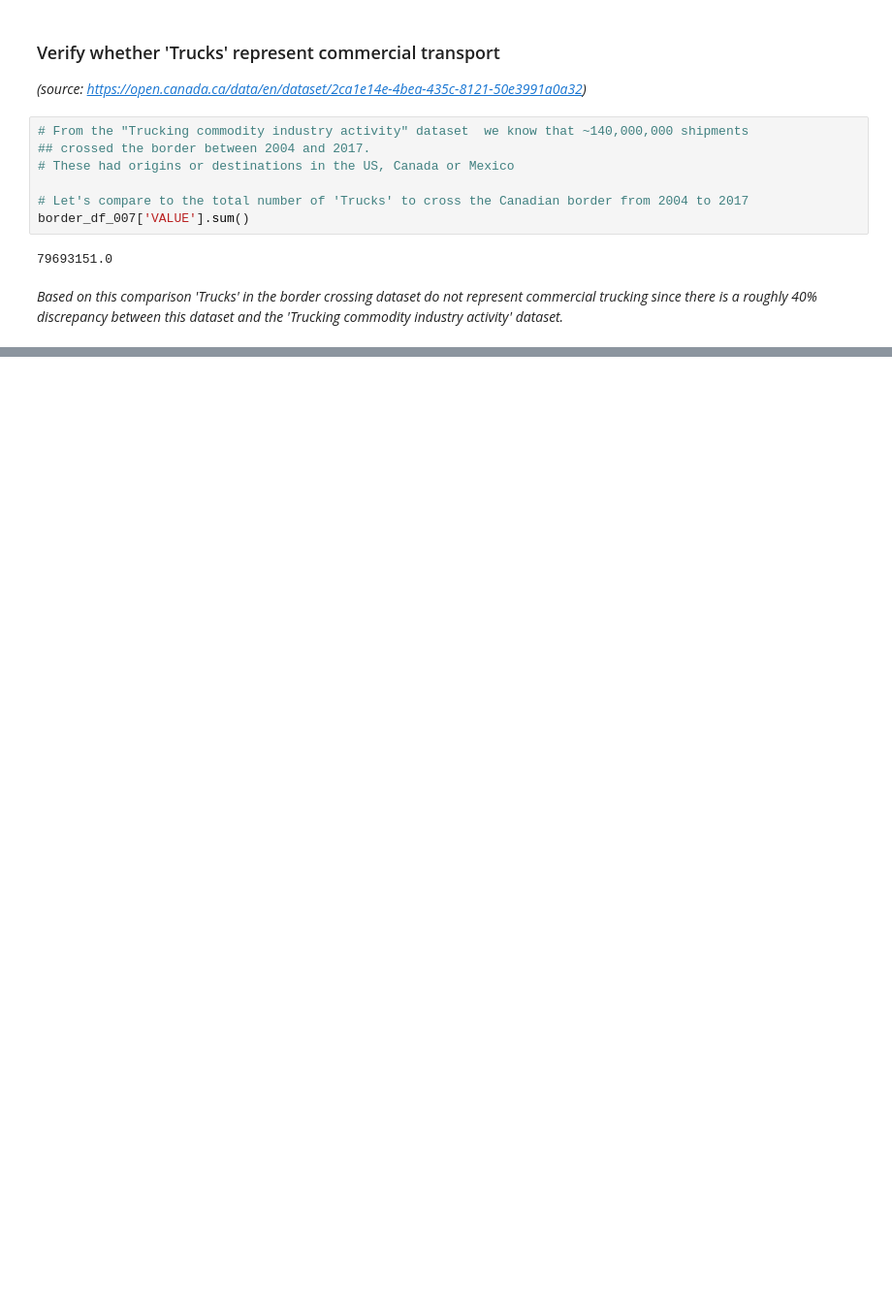
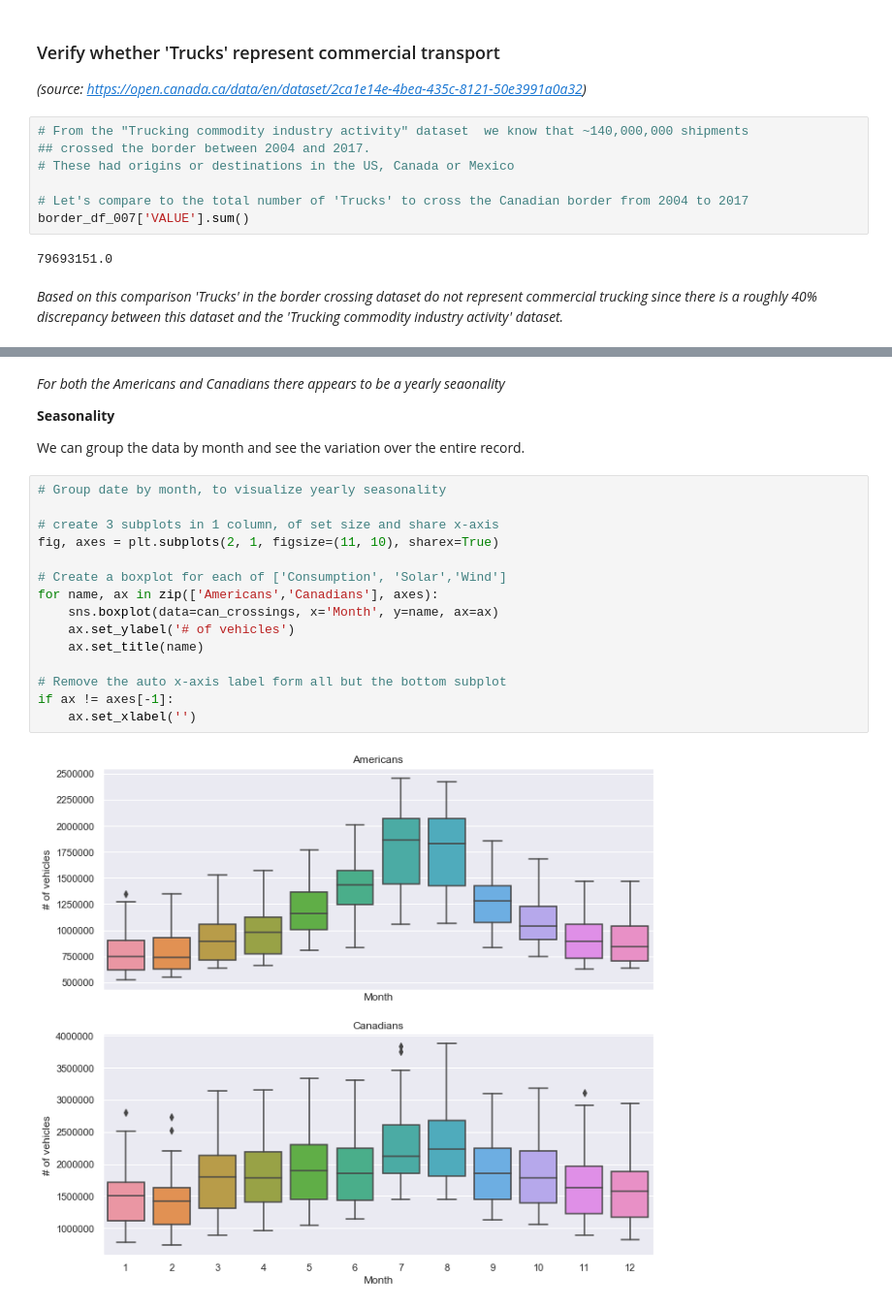
Before and after one commit to AMacumber/Canada_US_BorderCrossings, a Jupyter notebook: Main_BorderCrossing.ipynb, the cells around one changed output, grey strips where cells are left out. Shown at 97% size. Drawn from its saved outputs; the diff is of its cells as text; blank space fills up the shorter version.

```diff
--- a/Main_BorderCrossing.ipynb
+++ b/Main_BorderCrossing.ipynb
@@ -425,0 +545,23 @@ border_df_007['VALUE'].sum()
+# %% [markdown]
+*For both the Americans and Canadians there appears to be a yearly seaonality*
+
+**Seasonality**
+
+We can group the data by month and see the variation over the entire record.
+# %%
+# Group date by month, to visualize yearly seasonality
+
+# create 3 subplots in 1 column, of set size and share x-axis
+fig, axes = plt.subplots(2, 1, figsize=(11, 10), sharex=True)
+
+# Create a boxplot for each of ['Consumption', 'Solar','Wind']
+for name, ax in zip(['Americans','Canadians'], axes):
+    sns.boxplot(data=can_crossings, x='Month', y=name, ax=ax)
+    ax.set_ylabel('# of vehicles')
+    ax.set_title(name)
+
+# Remove the auto x-axis label form all but the bottom subplot
+if ax != axes[-1]:
+    ax.set_xlabel('')
+# %% [output]
+[figure, added]
```
Also changed, not shown: parts of 28 cells of this notebook, 1 other file.
